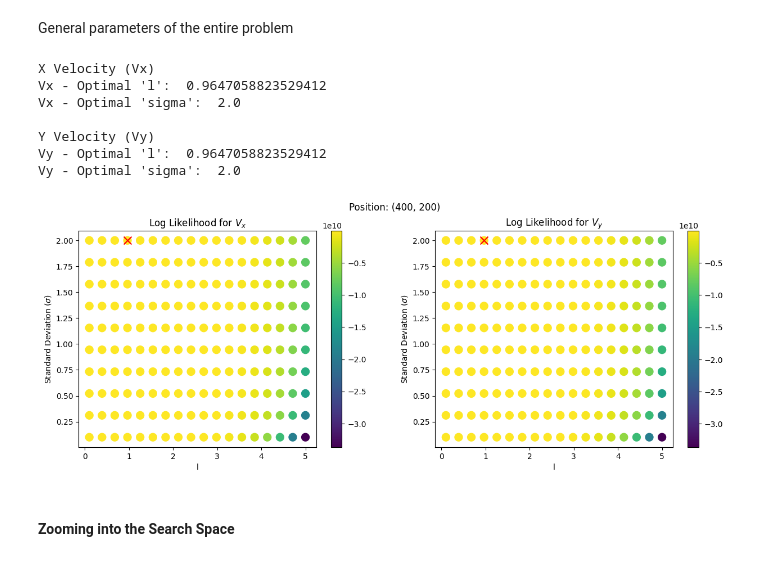
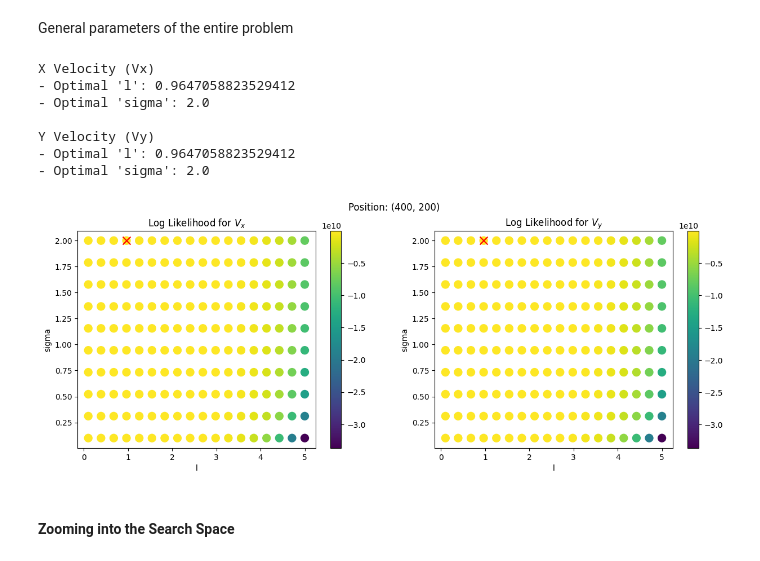
Before and after one commit to eddysanoli-galileo/Data-Analysis-Statistical-Modeling-and-Computation-in-Applications, a Jupyter notebook: Module 5 - Environmental Data and Gaussian Processes/Project/Project - Part II.ipynb, the cells around one changed output. Saved outputs shown, nothing was run; the diff lists cells and outputs as text; code cells hidden in the pictures.

```diff
--- a/Module 5 - Environmental Data and Gaussian Processes/Project/Project - Part II.ipynb
+++ b/Module 5 - Environmental Data and Gaussian Processes/Project/Project - Part II.ipynb
@@ -77,9 +77,14 @@ images_prefix = "rbf"
 # Kernel to use for the Gaussian Process
 selected_kernel = radial_basis_kernel
 
-# Create a range of values for "l" and "sigma"
-l_range = np.linspace(0.1, 5, 18)
-std_range = np.linspace(0.1, 2, 10)
+# Create a range of values for the kernel parameters
+param_ranges = {
+    "l": np.linspace(0.1, 5, 18),
+    "sigma": np.linspace(0.1, 2, 10)
+}
+
+# Parameters to plot in the grid search plot
+plot_params = ["l", "sigma"]
 
 # Selected position for which to predict the velocity
 selected_position = np.array([400, 200])
@@ -123,59 +128,53 @@ General parameters of the entire problem
 # ================ OPTIMIZATION ================ #
 
 # Optimize the kernel parameters for the X component
-l_x, std_x, x_results_df = optimize_kernel_params(
+optimal_params_x, x_results_df = optimize_kernel_params(
     data=Vx_loc,
-    l_range=l_range,
-    std_range=std_range,
+    param_ranges=param_ranges,
     num_folds=num_folds,
     kernel=selected_kernel
 )
 
 # Optimize the kernel parameters for the Y component
-l_y, std_y, y_results_df = optimize_kernel_params(
+optimal_params_y, y_results_df = optimize_kernel_params(
     data=Vy_loc,
-    l_range=l_range,
-    std_range=std_range,
+    param_ranges=param_ranges,
     num_folds=num_folds,
     kernel=selected_kernel
 )
-
-# Label the parameters for each axis as "optimal"
-optimal_l_x = l_x
-optimal_std_x = std_x
-optimal_l_y = l_y
-optimal_std_y = std_y
 
 # =================== RESULTS ================== #
 
 print()
 print("X Velocity (Vx)")
-print("Vx - Optimal 'l': ", l_x)
-print("Vx - Optimal 'sigma': ", std_x)
+for param, value in optimal_params_x.items():
+    print(f"- Optimal '{param}': {value}")
+
 print()
 print("Y Velocity (Vy)")
-print("Vy - Optimal 'l': ", l_y)
-print("Vy - Optimal 'sigma': ", std_y)
+for param, value in optimal_params_y.items():
+    print(f"- Optimal '{param}': {value}")
 
 # ==================== PLOT ==================== #
 
 # Plot the results of the grid search
 plot_grid_search_results(
     x_results_df=x_results_df,
     y_results_df=y_results_df,
     position=selected_position,
+    params_to_plot=plot_params,
     save_to_file=True,
     filename=f'{images_folder}{images_prefix}_grid_search_results_selected_pos.png'
 )
 # %% [output]
 X Velocity (Vx)
-Vx - Optimal 'l':  0.9647058823529412
-Vx - Optimal 'sigma':  2.0
+- Optimal 'l': 0.9647058823529412
+- Optimal 'sigma': 2.0
 
 Y Velocity (Vy)
-Vy - Optimal 'l':  0.9647058823529412
-Vy - Optimal 'sigma':  2.0
+- Optimal 'l': 0.9647058823529412
+- Optimal 'sigma': 2.0
-[figure, old version]
+[figure, new version]
 # %% [markdown]
 #### Zooming into the Search Space
 # %%
```
Also changed, not shown: parts of 4 cells of this notebook, 13 other files.
